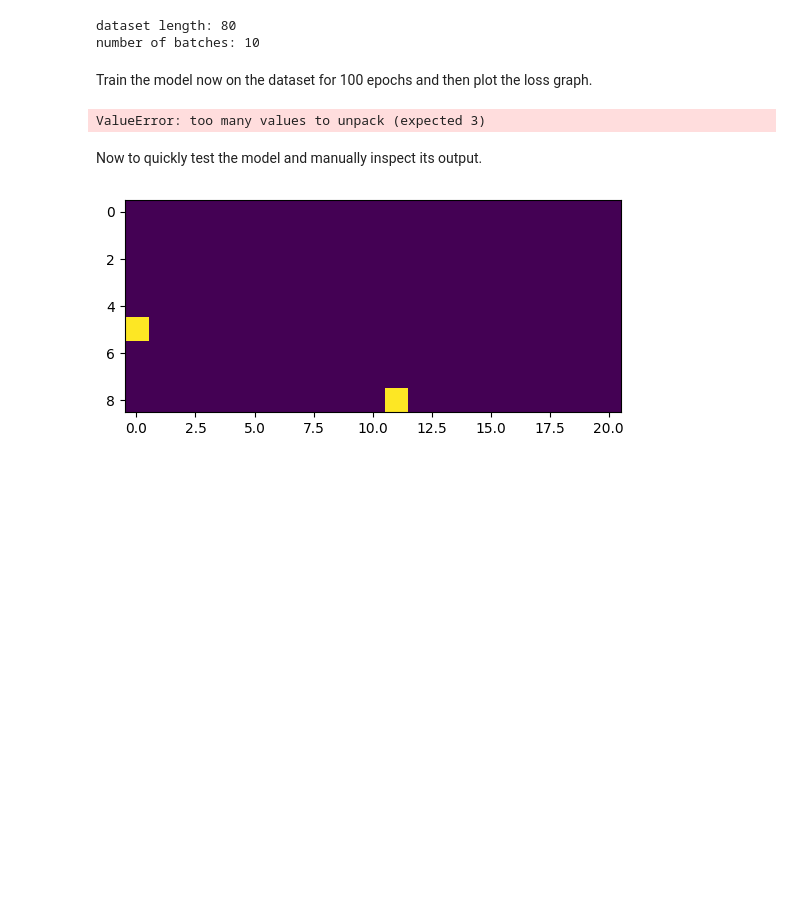
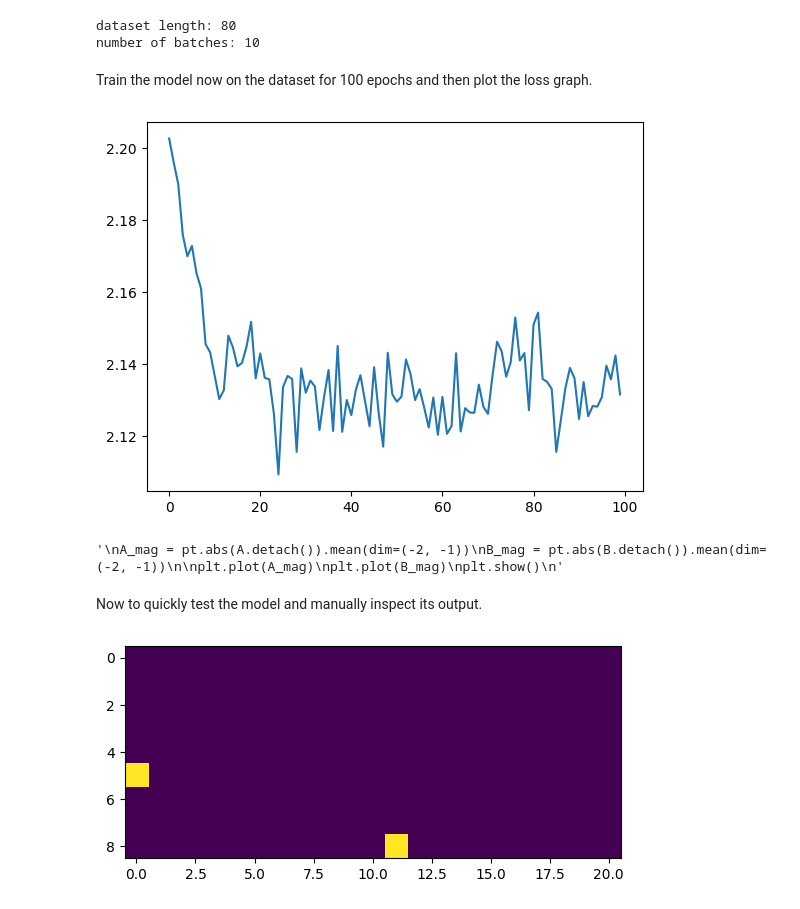
Before and after one commit to IanPTan/MoPeA, a Jupyter notebook: src/model_tests.ipynb, the cells around one changed output. Drawn from its saved outputs; the diff is of its cells as text; code cells hidden in the pictures; blank space fills up the shorter version.

```diff
--- a/src/model_tests.ipynb
+++ b/src/model_tests.ipynb
@@ -110,43 +110,44 @@ losses = []
 pbar = tqdm(range(100))
 for epoch in pbar:
     total_loss = 0
     for x, labels in dataloader:
         optimizer.zero_grad()
 
         outputs, A, B = model(x)
 
         A = A[0]
         B = B[0]
-
-        A_mag = pt.abs(A.detach()).mean(dim=(-2, -1))
-        B_mag = pt.abs(B.detach()).mean(dim=(-2, -1))
-
-        plt.plot(A_mag)
-        plt.plot(B_mag)
-        plt.show()
-
-        1/0
 
         loss = criterion(outputs, labels)
 
         loss.backward()
         optimizer.step()
 
         total_loss += loss.item()
 
     avg_loss = total_loss / len(dataloader)
     losses.append(avg_loss)
     current_lr = optimizer.param_groups[0]['lr']
     pbar.set_postfix(loss=f"{avg_loss:.4f}", lr=current_lr)
 
     scheduler.step(avg_loss)
 model.eval()
 print()
 
 plt.plot(losses)
 plt.show()
+
+"""
+A_mag = pt.abs(A.detach()).mean(dim=(-2, -1))
+B_mag = pt.abs(B.detach()).mean(dim=(-2, -1))
+
+plt.plot(A_mag)
+plt.plot(B_mag)
+plt.show()
+"""
 # %% [output]
+[figure, added]
-ValueError: too many values to unpack (expected 3)
+'\nA_mag = pt.abs(A.detach()).mean(dim=(-2, -1))\nB_mag = pt.abs(B.detach()).mean(dim=(-2, -1))\n\nplt.plot(A_mag)\nplt.plot(B_mag)\nplt.show()\n'
 # %% [markdown]
 Now to quickly test the model and manually inspect its output.
 # %%
```
Also changed, not shown: parts of 1 cell of this notebook.
